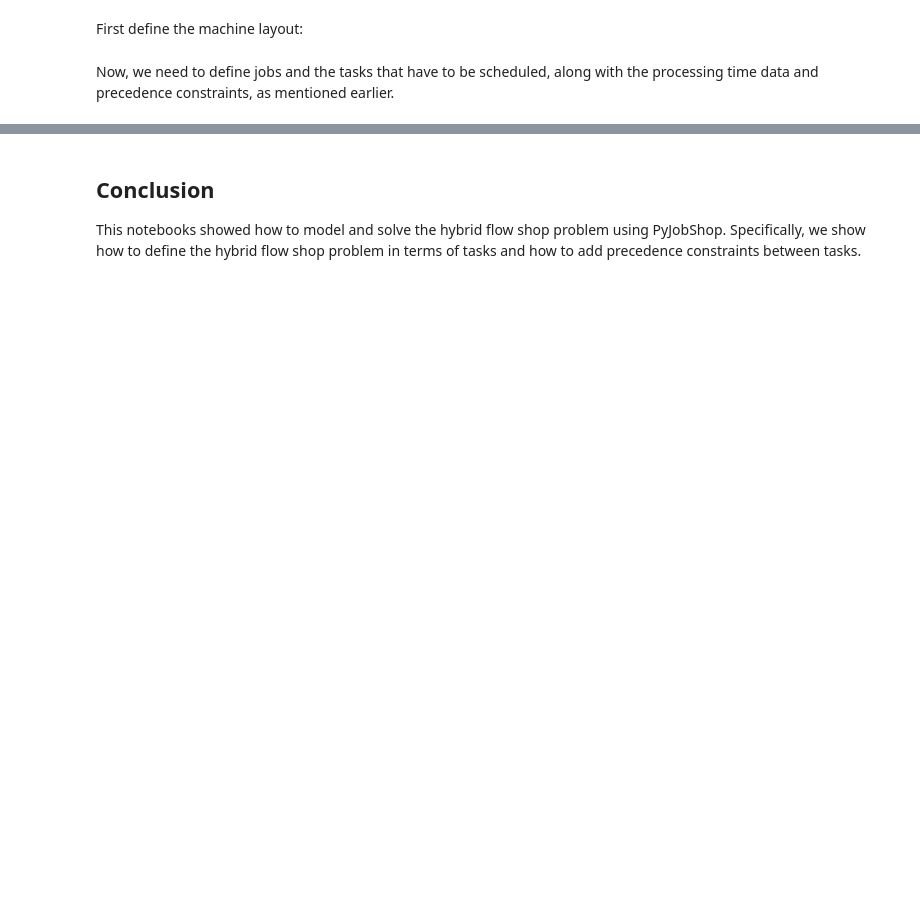
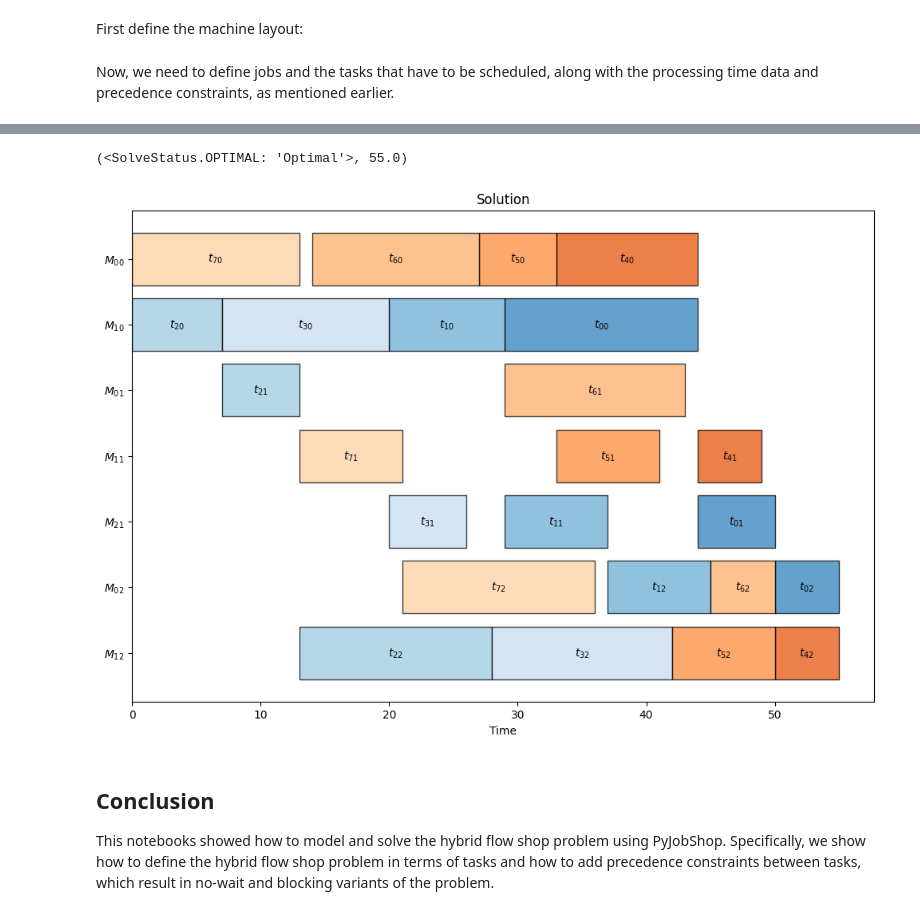
Before and after one commit to PyJobShop/PyJobShop, a Jupyter notebook: examples/hybrid_flow_shop.ipynb, the cells around one changed output, grey strips where cells are left out. Saved outputs shown, nothing was run; the diff lists cells and outputs as text; code cells hidden in the pictures; blank space fills up the shorter version.

```diff
--- a/examples/hybrid_flow_shop.ipynb
+++ b/examples/hybrid_flow_shop.ipynb
@@ -86,3 +142,39 @@ plot_machine_gantt(result.best, model.data(), plot_labels=True)
+# %%
+model = Model()
+
+stage2machines = {}
+for k in range(num_stages):
+    stage2machines[k] = [
+        model.add_machine(name=machine_name(m, k))
+        for m in range(num_machines[k])
+    ]
+
+jobs = [model.add_job() for _ in range(num_jobs)]
+
+for j, job in enumerate(jobs):
+    tasks = [
+        model.add_task(job=job, fixed_duration=False, name=job_name(j, k))
+        for k in range(num_stages)
+    ]
+
+    for stage in range(num_stages):
+        for machine in stage2machines[stage]:
+            duration = PROCESSING_TIMES[j, stage]
+            model.add_mode(tasks[stage], machine, duration)
+
+    for idx in range(num_stages - 1):
+        first = tasks[idx]
+        second = tasks[idx + 1]
+        model.add_end_before_start(first, second)
+# %%
+result = model.solve(display=False)
+(result.status, result.objective)
+# %% [output]
+(<SolveStatus.OPTIMAL: 'Optimal'>, 55.0)
+# %%
+plot_machine_gantt(result.best, model.data(), plot_labels=True)
+# %% [output]
+[figure, added]
 # %% [markdown]
 ## Conclusion
-This notebooks showed how to model and solve the hybrid flow shop problem using PyJobShop. Specifically, we show how to define the hybrid flow shop problem in terms of tasks and how to add precedence constraints between tasks.
+This notebooks showed how to model and solve the hybrid flow shop problem using PyJobShop. Specifically, we show how to define the hybrid flow shop problem in terms of tasks and how to add precedence constraints between tasks, which result in no-wait and blocking variants of the problem.
```
Also changed, not shown: parts of 19 cells of this notebook.
